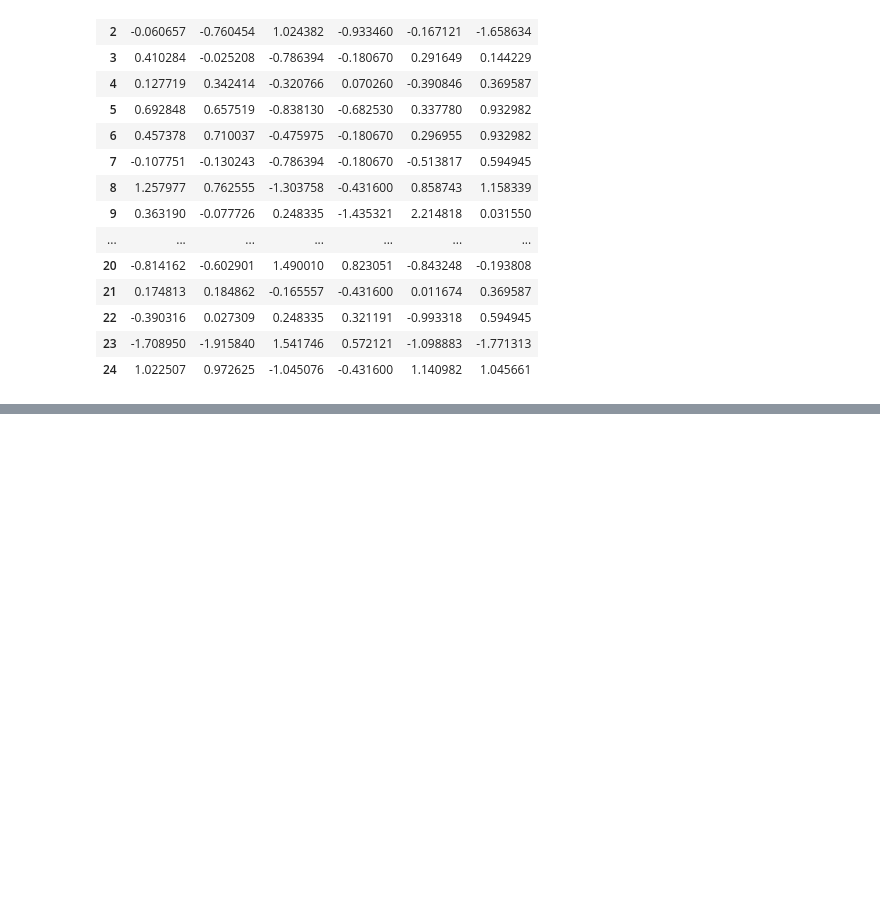
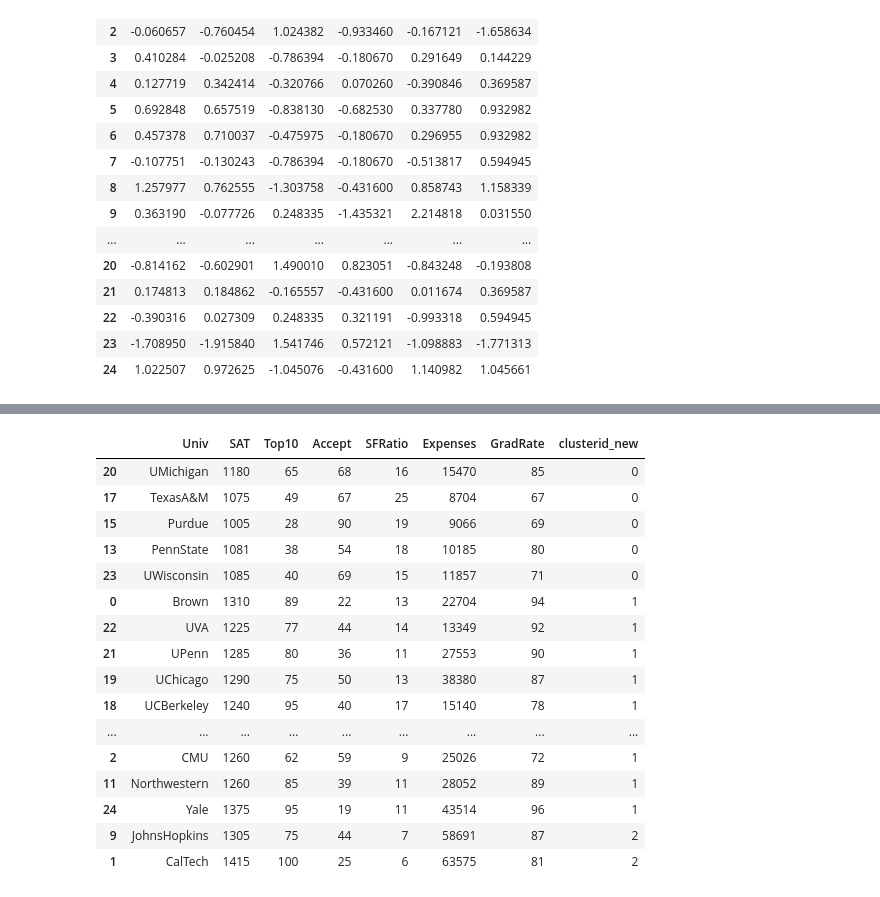
Before and after one commit to AnirudhReddy1252/AIML_TASK, a Jupyter notebook: K-means clustering.ipynb, the cells around one changed output, grey strips where cells are left out. Saved outputs shown, nothing was run; the diff lists cells and outputs as text; code cells hidden in the pictures; blank space fills up the shorter version.

```diff
--- a/K-means clustering.ipynb
+++ b/K-means clustering.ipynb
@@ -89,0 +129,20 @@ scaled_Univ_df
+# %%
+Univ.sort_values(by = "clusterid_new")
+# %% [output]
+|  | Univ | SAT | Top10 | Accept | SFRatio | Expenses | GradRate | clusterid_new |
+| 20 | UMichigan | 1180 | 65 | 68 | 16 | 15470 | 85 | 0 |
+| 17 | TexasA&M | 1075 | 49 | 67 | 25 | 8704 | 67 | 0 |
+| 15 | Purdue | 1005 | 28 | 90 | 19 | 9066 | 69 | 0 |
+| 13 | PennState | 1081 | 38 | 54 | 18 | 10185 | 80 | 0 |
+| 23 | UWisconsin | 1085 | 40 | 69 | 15 | 11857 | 71 | 0 |
+| 0 | Brown | 1310 | 89 | 22 | 13 | 22704 | 94 | 1 |
+| 22 | UVA | 1225 | 77 | 44 | 14 | 13349 | 92 | 1 |
+| 21 | UPenn | 1285 | 80 | 36 | 11 | 27553 | 90 | 1 |
+| 19 | UChicago | 1290 | 75 | 50 | 13 | 38380 | 87 | 1 |
+| 18 | UCBerkeley | 1240 | 95 | 40 | 17 | 15140 | 78 | 1 |
+| ... | ... | ... | ... | ... | ... | ... | ... | ... |
+| 2 | CMU | 1260 | 62 | 59 | 9 | 25026 | 72 | 1 |
+| 11 | Northwestern | 1260 | 85 | 39 | 11 | 28052 | 89 | 1 |
+| 24 | Yale | 1375 | 95 | 19 | 11 | 43514 | 96 | 1 |
+| 9 | JohnsHopkins | 1305 | 75 | 44 | 7 | 58691 | 87 | 2 |
+| 1 | CalTech | 1415 | 100 | 25 | 6 | 63575 | 81 | 2 |
```
Also changed, not shown: parts of 12 cells of this notebook.
